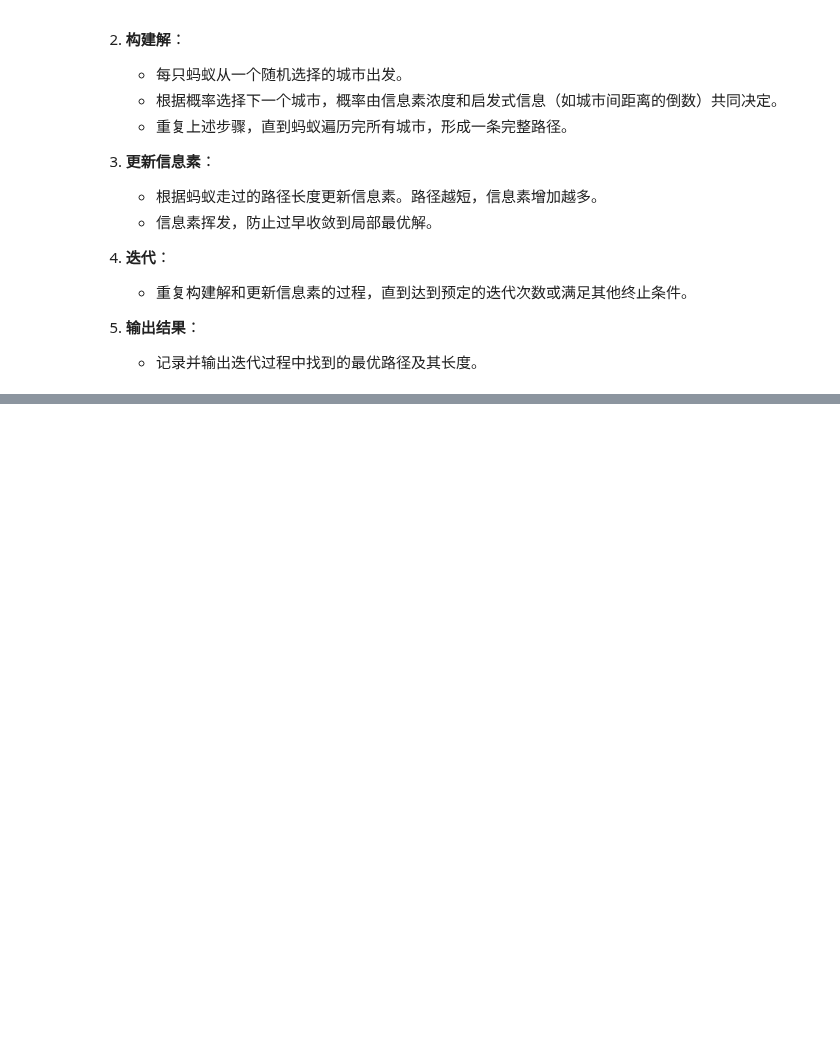
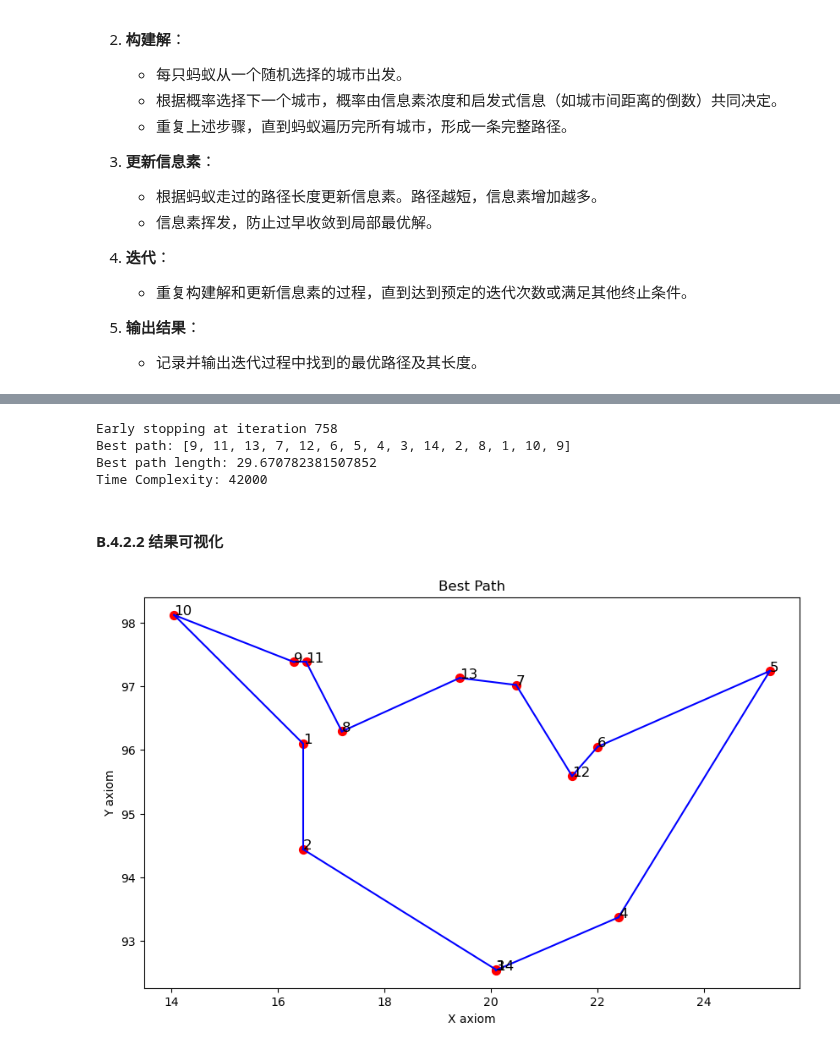
Before and after one commit to LantoZheng/Code, a Jupyter notebook: Evolutionary_optimization_algorithm/Home work/Hw3/Hw3.ipynb, the cells around one changed output, grey strips where cells are left out. Drawn from its saved outputs; the diff is of its cells as text; code cells hidden in the pictures; blank space fills up the shorter version.

```diff
--- a/Evolutionary_optimization_algorithm/Home work/Hw3/Hw3.ipynb
+++ b/Evolutionary_optimization_algorithm/Home work/Hw3/Hw3.ipynb
@@ -151,0 +342,41 @@ Best path length: 29.688931283833764
+# %%
+# 设置参数并运行算法
+num_ants = 14
+num_iterations = 3000
+alpha = 1
+beta = 5
+evaporation_rate = 0.99
+Q = 100
+initial_pheromone = 0.1
+patience = 500
+
+best_path, best_length = ant_colony_optimization(city_data, num_ants, num_iterations, alpha, beta, evaporation_rate, Q, initial_pheromone,patience)
+best_path = [city + 1 for city in best_path]
+baest_path = best_path.append(best_path[0])
+print("Best path:", best_path)
+print("Best path length:", best_length)
+print("Time Complexity:",num_ants*num_iterations)
+# %% [output]
+Early stopping at iteration 758
+Best path: [9, 11, 13, 7, 12, 6, 5, 4, 3, 14, 2, 8, 1, 10, 9]
+Best path length: 29.670782381507852
+Time Complexity: 42000
+# %% [markdown]
+#### B.4.2.2 结果可视化
+# %%
+plt.figure(figsize=(10, 6))
+for i in range(num_cities):
+    plt.scatter(city_data[i, 1], city_data[i, 2], c='red', s=50)
+    plt.text(city_data[i, 1], city_data[i, 2], str(int(city_data[i, 0])), fontsize=12)
+
+for i in range(len(best_path) - 1):
+    start = best_path[i] - 1
+    end = best_path[i + 1] - 1
+    plt.plot([city_data[start, 1], city_data[end, 1]],
+             [city_data[start, 2], city_data[end, 2]], c='blue')
+plt.title("Best Path")
+plt.xlabel("X axiom")
+plt.ylabel("Y axiom")
+plt.show()
+# %% [output]
+[figure, added]
```
Also changed, not shown: parts of 38 cells of this notebook, 1 other file.
